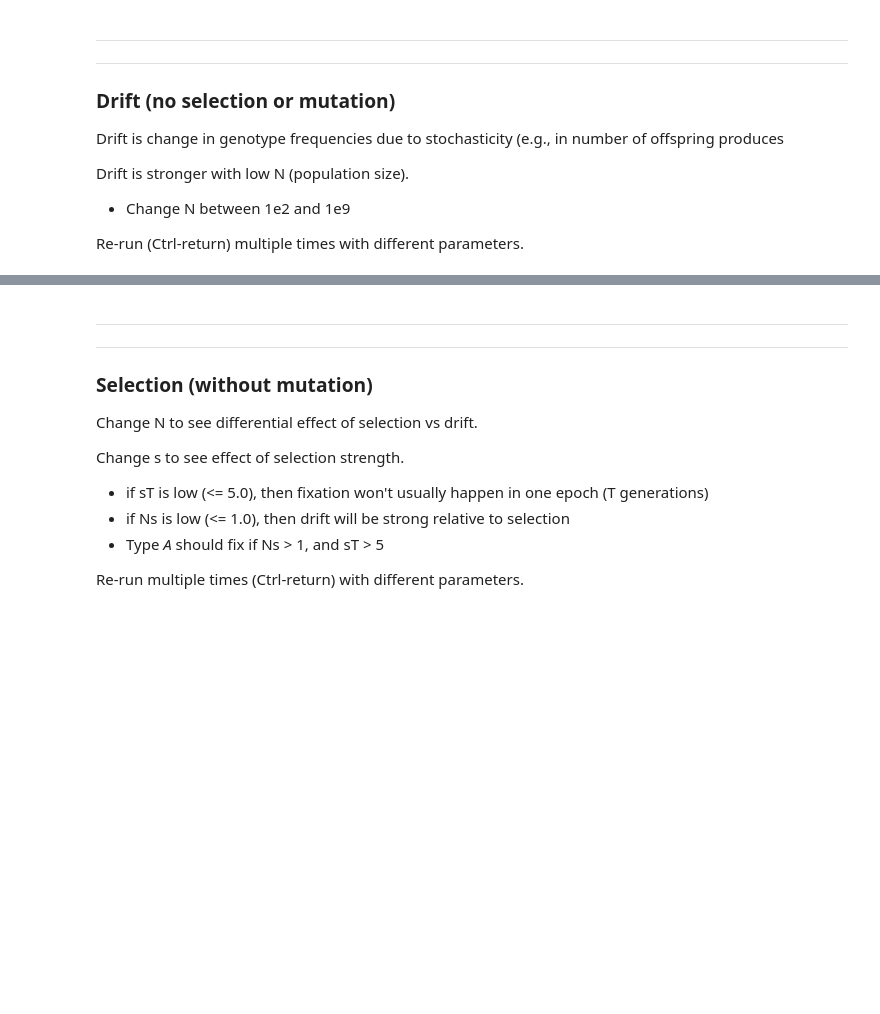
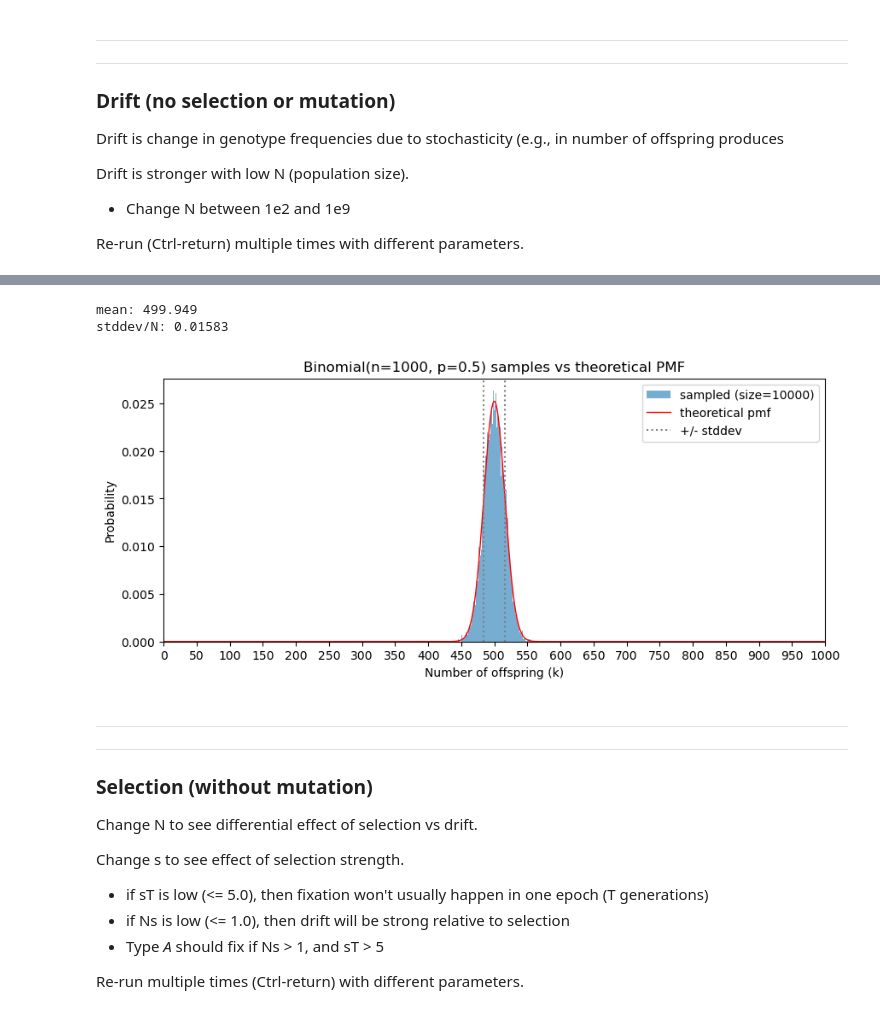
Before and after one commit to mepster/evosim, a Jupyter notebook: evosim.ipynb, the cells around one changed output, grey strips where cells are left out. Saved outputs shown, nothing was run; the diff lists cells and outputs as text; code cells hidden in the pictures; blank space fills up the shorter version.

```diff
--- a/evosim.ipynb
+++ b/evosim.ipynb
@@ -114,3 +140,12 @@ evosim.evosim(override_args)
+# %%
+from helpers import plot_binomial_samples
+
+N=100 # N=100
+plot_binomial_samples(N, p=0.5)
+# %% [output]
+mean: 499.949
+stddev/N: 0.01583
+[figure, added]
 # %% [markdown]
 ---
 ---
```
Also changed, not shown: parts of 8 cells of this notebook, 2 other files.
